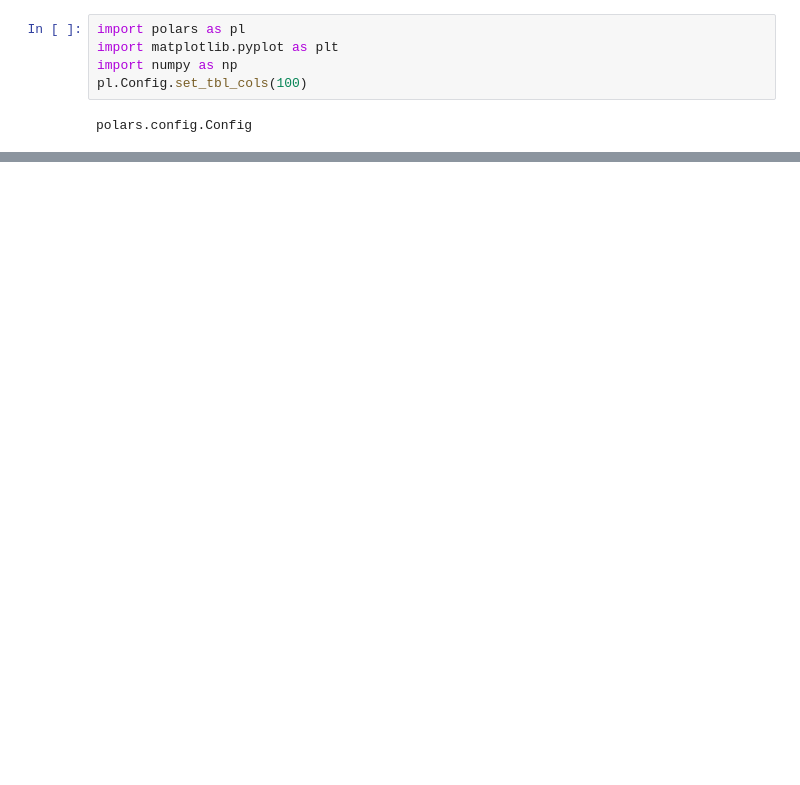
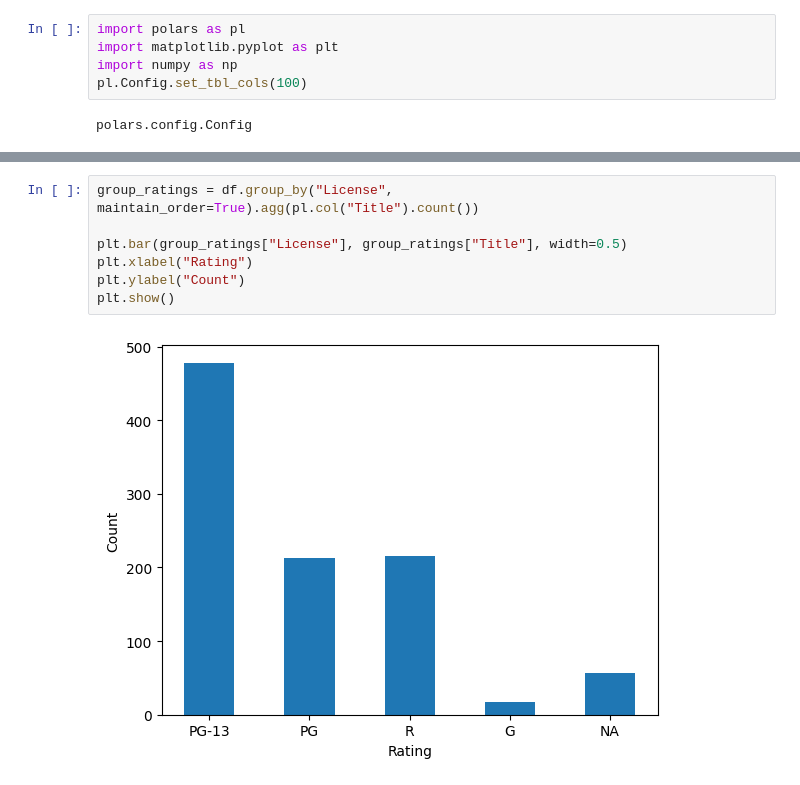
Before and after one commit to Jiyuu-da/movies_shiny_app, a Jupyter notebook: eda_movies.ipynb, the cells around one changed output, grey strips where cells are left out. Cells and saved outputs as stored; diff of their text form; blank space fills up the shorter version.

```diff
--- a/eda_movies.ipynb
+++ b/eda_movies.ipynb
@@ -89,0 +71,9 @@ shape: (1, 14)
+# %%
+group_ratings = df.group_by("License", maintain_order=True).agg(pl.col("Title").count())
+
+plt.bar(group_ratings["License"], group_ratings["Title"], width=0.5)
+plt.xlabel("Rating")
+plt.ylabel("Count")
+plt.show()
+# %% [output]
+[figure, added]
```
Also changed, not shown: parts of 7 cells of this notebook, 3 other files.
